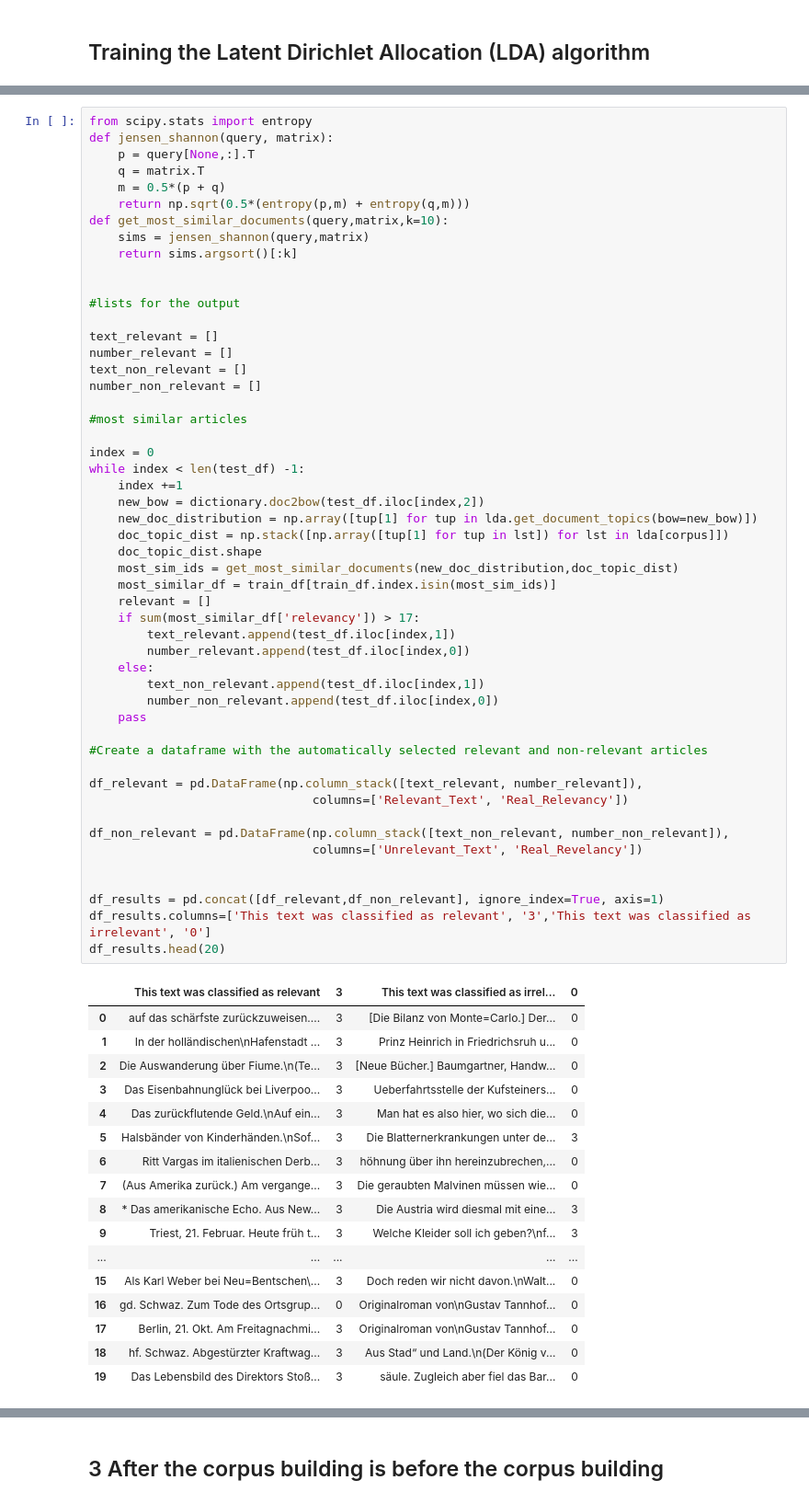
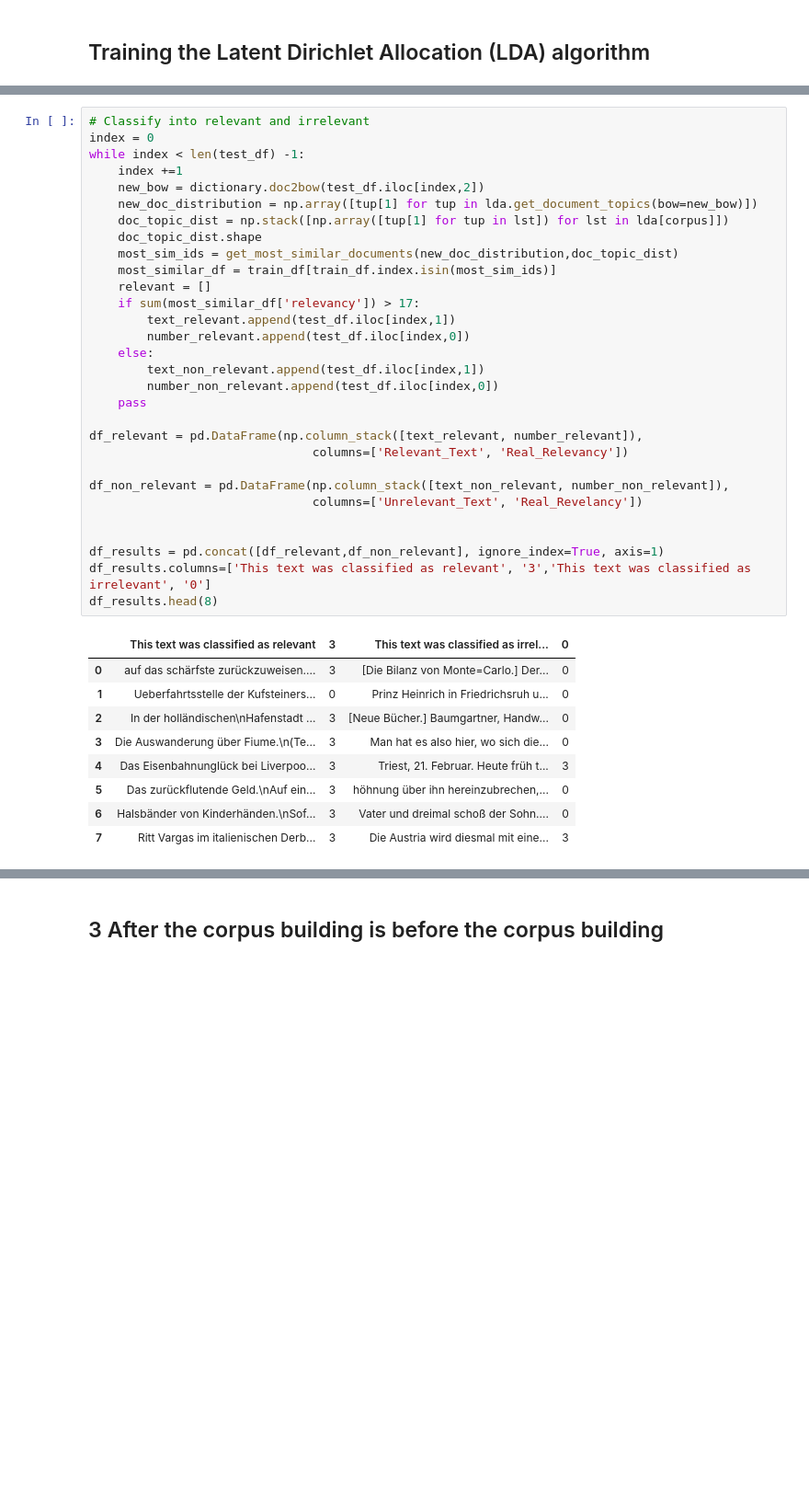
Before and after one commit to soberbichler/Topic-specific-corpus-building_OberbichlerPfanzelter, a Jupyter notebook: news_article_similarity_remigration_notebook.ipynb, the cells around one changed output, grey strips where cells are left out. Shown at 92% size. Cells and saved outputs as stored; diff of their text form; blank space fills up the shorter version.

```diff
--- a/news_article_similarity_remigration_notebook.ipynb
+++ b/news_article_similarity_remigration_notebook.ipynb
@@ -322,69 +451,40 @@ The topics obtained via LDA are used to calculate similarity and predictions for
 # %%
-from scipy.stats import entropy
-def jensen_shannon(query, matrix):
-    p = query[None,:].T
-    q = matrix.T
-    m = 0.5*(p + q)
-    return np.sqrt(0.5*(entropy(p,m) + entropy(q,m)))
-def get_most_similar_documents(query,matrix,k=10):
-    sims = jensen_shannon(query,matrix)
-    return sims.argsort()[:k]
-
-
-#lists for the output
-
-text_relevant = []
-number_relevant = []
-text_non_relevant = []
-number_non_relevant = []
-
-#most similar articles
-
+# Classify into relevant and irrelevant
 index = 0
 while index < len(test_df) -1:
     index +=1
     new_bow = dictionary.doc2bow(test_df.iloc[index,2])
     new_doc_distribution = np.array([tup[1] for tup in lda.get_document_topics(bow=new_bow)])
     doc_topic_dist = np.stack([np.array([tup[1] for tup in lst]) for lst in lda[corpus]])
     doc_topic_dist.shape
     most_sim_ids = get_most_similar_documents(new_doc_distribution,doc_topic_dist)
     most_similar_df = train_df[train_df.index.isin(most_sim_ids)]
     relevant = []
     if sum(most_similar_df['relevancy']) > 17:
         text_relevant.append(test_df.iloc[index,1])
         number_relevant.append(test_df.iloc[index,0])
     else:
         text_non_relevant.append(test_df.iloc[index,1])
         number_non_relevant.append(test_df.iloc[index,0])
     pass
 
-#Create a dataframe with the automatically selected relevant and non-relevant articles
-
 df_relevant = pd.DataFrame(np.column_stack([text_relevant, number_relevant]),
                                columns=['Relevant_Text', 'Real_Relevancy'])
 
 df_non_relevant = pd.DataFrame(np.column_stack([text_non_relevant, number_non_relevant]),
                                columns=['Unrelevant_Text', 'Real_Revelancy'])
 
 
 df_results = pd.concat([df_relevant,df_non_relevant], ignore_index=True, axis=1)
 df_results.columns=['This text was classified as relevant', '3','This text was classified as irrelevant', '0']
-df_results.head(20)
+df_results.head(8)
 # %% [output]
 |  | This text was classified as relevant | 3 | This text was classified as irrel... | 0 |
 | 0 | auf das schärfste zurückzuweisen.... | 3 | [Die Bilanz von Monte=Carlo.] Der... | 0 |
-| 1 | In der holländischen\nHafenstadt ... | 3 | Prinz Heinrich in Friedrichsruh u... | 0 |
-| 2 | Die Auswanderung über Fiume.\n(Te... | 3 | [Neue Bücher.] Baumgartner, Handw... | 0 |
-| 3 | Das Eisenbahnunglück bei Liverpoo... | 3 | Ueberfahrtsstelle der Kufsteiners... | 0 |
-| 4 | Das zurückflutende Geld.\nAuf ein... | 3 | Man hat es also hier, wo sich die... | 0 |
-| 5 | Halsbänder von Kinderhänden.\nSof... | 3 | Die Blatternerkrankungen unter de... | 3 |
-| 6 | Ritt Vargas im italienischen Derb... | 3 | höhnung über ihn hereinzubrechen,... | 0 |
-| 7 | (Aus Amerika zurück.) Am vergange... | 3 | Die geraubten Malvinen müssen wie... | 0 |
-| 8 | * Das amerikanische Echo. Aus New... | 3 | Die Austria wird diesmal mit eine... | 3 |
-| 9 | Triest, 21. Februar. Heute früh t... | 3 | Welche Kleider soll ich geben?\nf... | 3 |
-| ... | ... | ... | ... | ... |
-| 15 | Als Karl Weber bei Neu=Bentschen\... | 3 | Doch reden wir nicht davon.\nWalt... | 0 |
-| 16 | gd. Schwaz. Zum Tode des Ortsgrup... | 0 | Originalroman von\nGustav Tannhof... | 0 |
-| 17 | Berlin, 21. Okt. Am Freitagnachmi... | 3 | Originalroman von\nGustav Tannhof... | 0 |
-| 18 | hf. Schwaz. Abgestürzter Kraftwag... | 3 | Aus Stad“ und Land.\n(Der König v... | 0 |
-| 19 | Das Lebensbild des Direktors Stoß... | 3 | säule. Zugleich aber fiel das Bar... | 0 |
+| 1 | Ueberfahrtsstelle der Kufsteiners... | 0 | Prinz Heinrich in Friedrichsruh u... | 0 |
+| 2 | In der holländischen\nHafenstadt ... | 3 | [Neue Bücher.] Baumgartner, Handw... | 0 |
+| 3 | Die Auswanderung über Fiume.\n(Te... | 3 | Man hat es also hier, wo sich die... | 0 |
+| 4 | Das Eisenbahnunglück bei Liverpoo... | 3 | Triest, 21. Februar. Heute früh t... | 3 |
+| 5 | Das zurückflutende Geld.\nAuf ein... | 3 | höhnung über ihn hereinzubrechen,... | 0 |
+| 6 | Halsbänder von Kinderhänden.\nSof... | 3 | Vater und dreimal schoß der Sohn.... | 0 |
+| 7 | Ritt Vargas im italienischen Derb... | 3 | Die Austria wird diesmal mit eine... | 3 |
```
Also changed, not shown: parts of 83 cells of this notebook.
